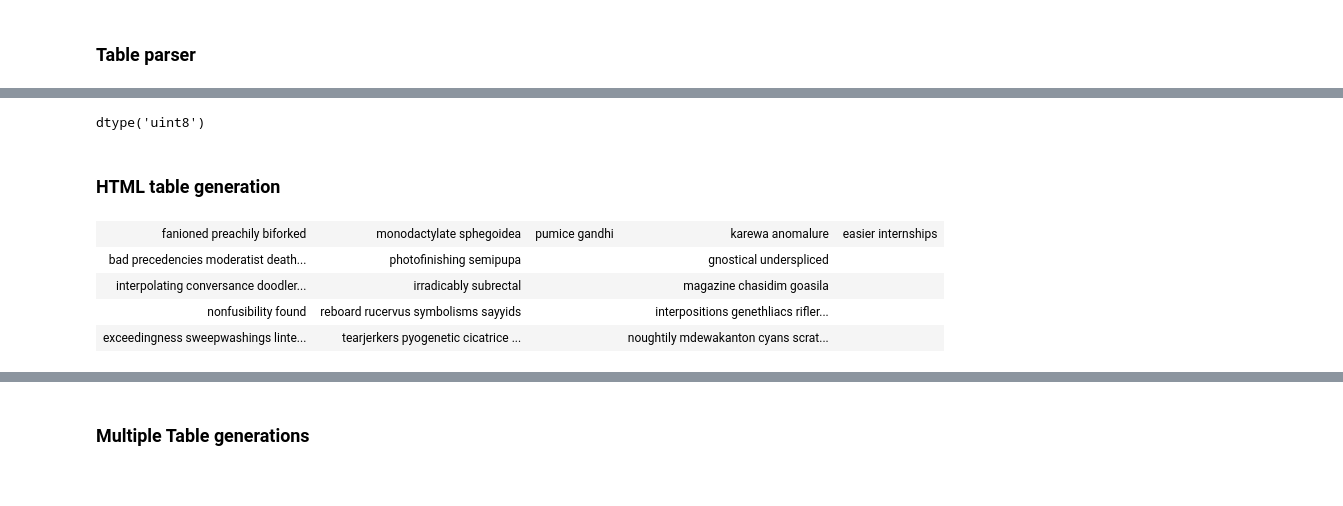
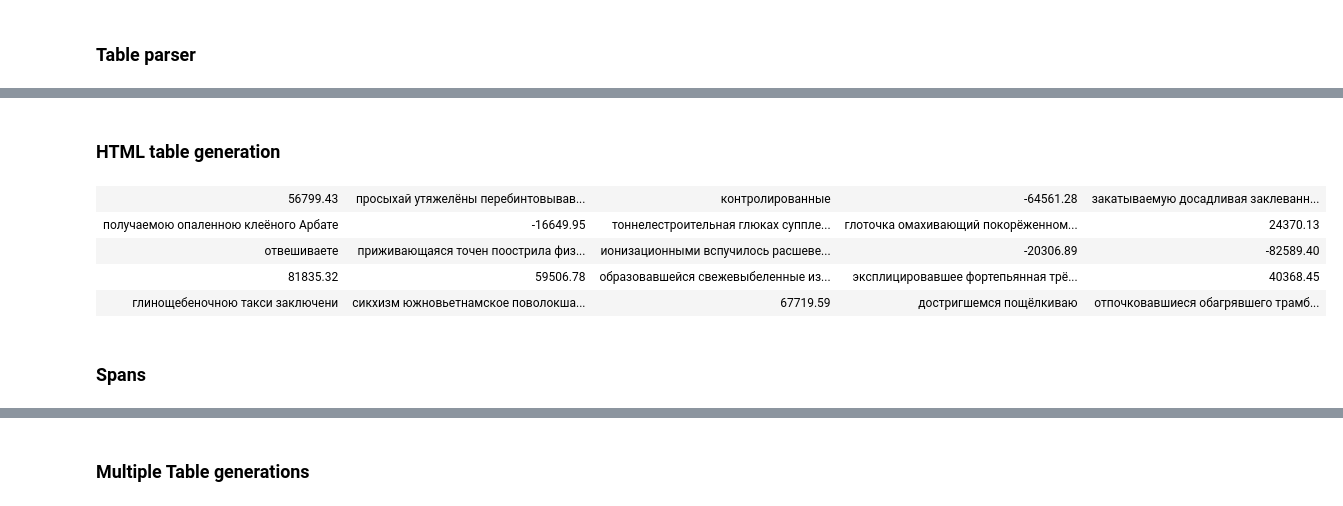
Before and after one commit to minemile/table_generation, a Jupyter notebook: TableGen.ipynb, the cells around one changed output, grey strips where cells are left out. Drawn from its saved outputs; the diff is of its cells as text; code cells hidden in the pictures.

```diff
--- a/TableGen.ipynb
+++ b/TableGen.ipynb
@@ -119,7 +95,3 @@ plt.imshow(parsed_table.draw_bboxes())
-# %%
-parsed_table.image.dtype
-# %% [output]
-dtype('uint8')
 # %%
 parsed_table.to_annotations()
 # %% [markdown]
@@ -127,13 +99,21 @@ parsed_table.to_annotations()
 # %%
 n_rows = 5
 n_cols = 5
 add_header = False
 
 merge_rows_indx = [-1]
-merge_cols_indx = [2, 4]
+# merge_cols_indx = [2, 4]
+merge_cols_indx = [-1]
 
 # table_structure = TableStructure(merge_rows_indx, merge_cols_indx)
 # table_structure = TableStructure(merge_rows_indx, None)
 table_structure = TableStructure([], merge_cols_indx)
 html_generator = HTMLTableGenerator(word_generator, n_rows, n_cols, add_header=add_header, table_structure=table_structure)
 html_table = html_generator.generate()
+display(HTML(html_table.html))
+# %% [output]
+| 56799.43 | просыхай утяжелёны перебинтовывав... | контролированные | -64561.28 | закатываемую досадливая заклеванн... |
+| получаемою опаленною клеёного Арбате | -16649.95 | тоннелестроительная глюках суппле... | глоточка омахивающий покорёженном... | 24370.13 |
+| отвешиваете | приживающаяся точен поострила физ... | ионизационными вспучилось расшеве... | -20306.89 | -82589.40 |
+| 81835.32 | 59506.78 | образовавшейся свежевыбеленные из... | эксплицировавшее фортепьянная трё... | 40368.45 |
+| глинощебеночною такси заключени | сикхизм южновьетнамское поволокша... | 67719.59 | достригшемся пощёлкиваю | отпочковавшиеся обагрявшего трамб... |
@@ -142,8 +119,0 @@ html_table = html_generator.generate()
-# %%
-display(HTML(html_table.html))
-# %% [output]
-| fanioned preachily biforked | monodactylate sphegoidea | pumice gandhi | karewa anomalure | easier internships |
-| bad precedencies moderatist death... | photofinishing semipupa |  | gnostical underspliced |  |
-| interpolating conversance doodler... | irradicably subrectal |  | magazine chasidim goasila |  |
-| nonfusibility found | reboard rucervus symbolisms sayyids |  | interpositions genethliacs rifler... |  |
-| exceedingness sweepwashings linte... | tearjerkers pyogenetic cicatrice ... |  | noughtily mdewakanton cyans scrat... |  |
@@ -149,0 +122,2 @@ display(HTML(html_table.html))
+# %% [markdown]
+### Spans
```
Also changed, not shown: parts of 18 cells of this notebook, 1 other file.
